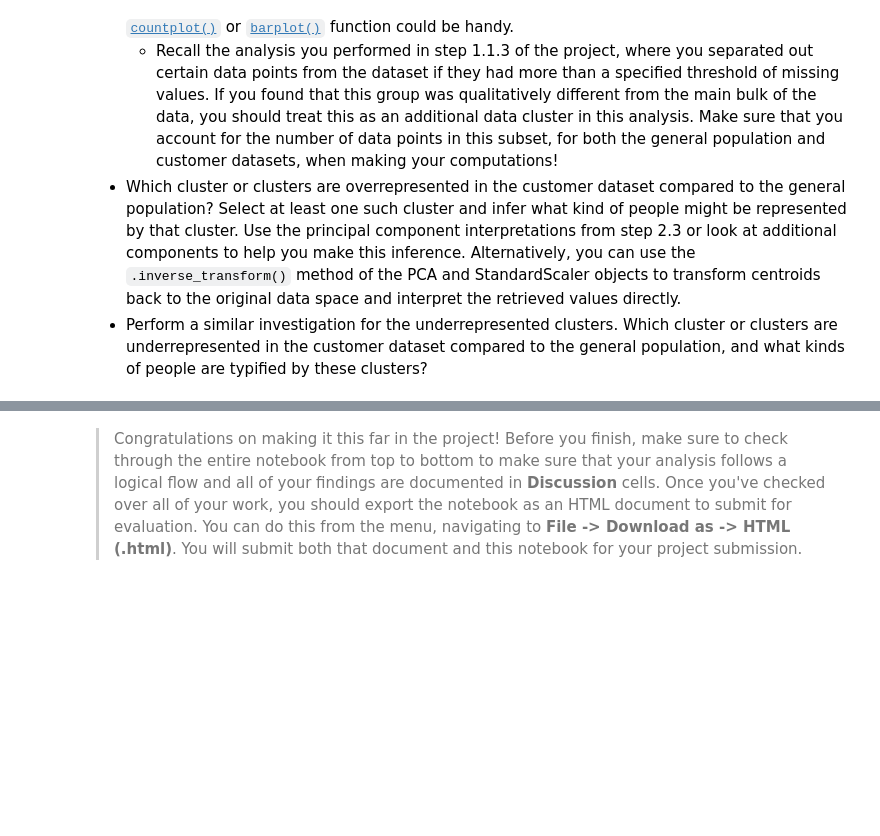
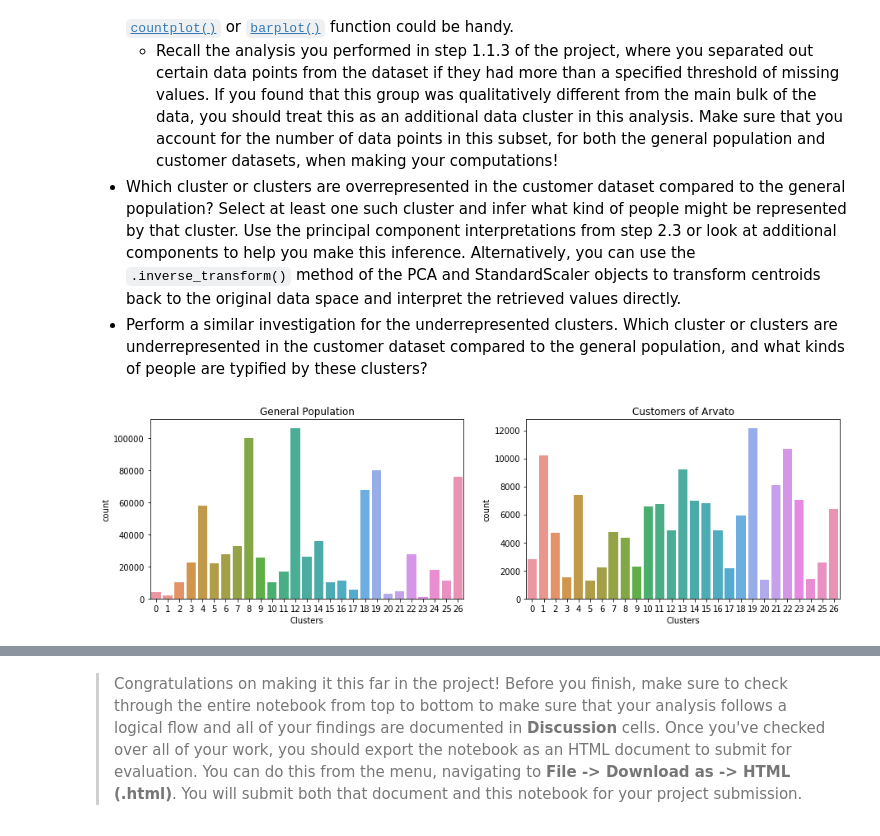
Before and after one commit to Suhaila-Ehab/Identifying-Customer_Segments-, a Jupyter notebook: Identify_Customer_Segments.ipynb, the cells around one changed output, grey strips where cells are left out. Saved outputs shown, nothing was run; the diff lists cells and outputs as text; code cells hidden in the pictures; blank space fills up the shorter version.

```diff
--- a/Identify_Customer_Segments.ipynb
+++ b/Identify_Customer_Segments.ipynb
@@ -1199,20 +1160,24 @@ Take a look at the following points in this step:
 # %%
 # Compare the proportion of data in each cluster for the customer data to the
 # proportion of data in each cluster for the general population.
 def compare_data(general, customer):
 
-    ax1=plt.subplot(2, 2, 1)
+    fig, (ax1, ax2) = plt.subplots(1, 2)
+    fig.set_figwidth(15)
+
     ax1.set_title('General Population')
-
-    ax2=plt.subplot(2, 2, 2)
-    ax2.set_title('Customers')
+    ax2.set_title('Customers of Arvato')
+    ax1.set_xlabel('Clusters')
+    ax2.set_xlabel('Clusters')
 
     sns.countplot(general,ax=ax1)
     sns.countplot(customer,ax=ax2)
 
     plt.show()
 
 compare_data(azdias_pred, customers_pred)
+# %% [output]
+[figure, added]
 # %%
 # What kinds of people are part of a cluster that is overrepresented in the
 # customer data compared to the general population?
```
Also changed, not shown: parts of 28 cells of this notebook, 1 other file.
